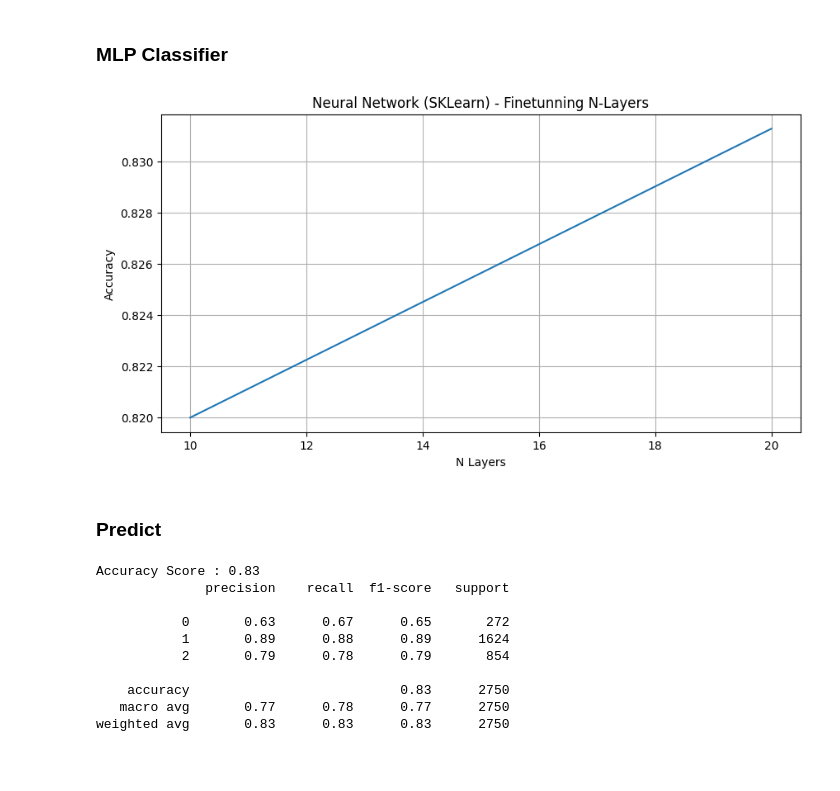
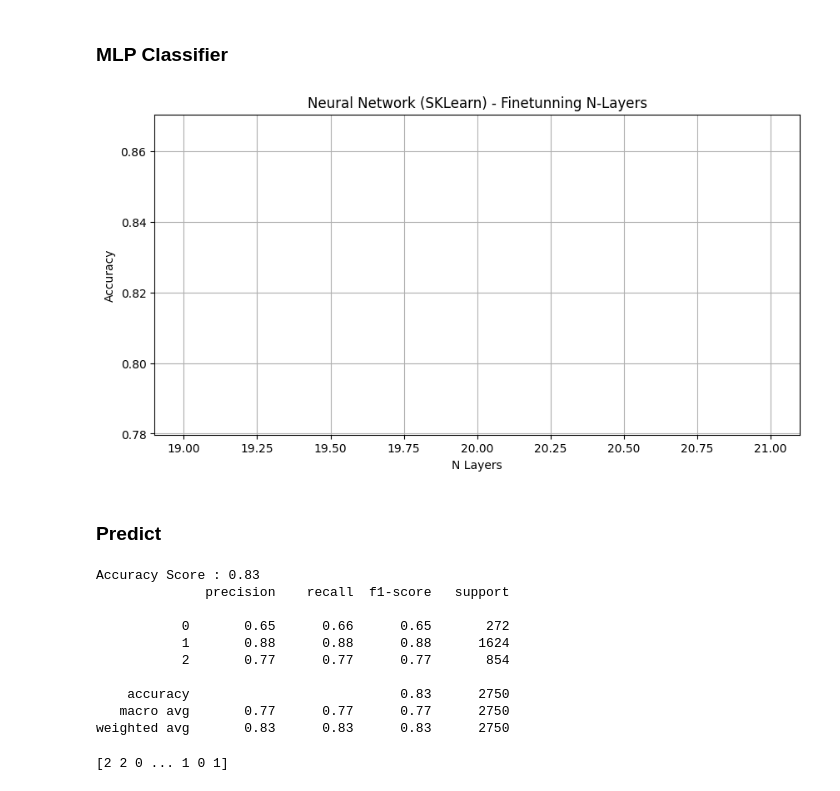
Before and after one commit to chocohaze/24001109-19-azi-challenge-platinum, a Jupyter notebook: MLPClassifier_modeling.ipynb, the cells around one changed output. Saved outputs shown, nothing was run; the diff lists cells and outputs as text; code cells hidden in the pictures; blank space fills up the shorter version.

```diff
--- a/MLPClassifier_modeling.ipynb
+++ b/MLPClassifier_modeling.ipynb
@@ -86,24 +86,24 @@ y_val: (2750,)
 # %% [markdown]
 ### MLP Classifier
 # %%
-layers = [10, 20]
+layers = [20]
 scores = []
 for layer in layers:
     mlp = MLPClassifier (verbose=False, random_state=123, hidden_layer_sizes=layer, max_iter=1000)
     mlp.fit(X_train, y_train)
     y_pred = mlp.predict(X_val)
     score = accuracy_score(y_val, y_pred)
     scores.append(score)
 
 plt.figure(figsize=(10,5))
 plt.title('Neural Network (SKLearn) - Finetunning N-Layers')
 plt.plot(layers, scores)
 plt.xlabel('N Layers')
 plt.ylabel('Accuracy')
 plt.grid()
 plt.show()
 # %% [output]
-[figure, old version]
+[figure, new version]
 # %%
 #SaveModel
 import pickle
@@ -124,10 +124,14 @@ print(classification_report(y_val,y_pred, zero_division=0.0))
 Accuracy Score : 0.83
               precision    recall  f1-score   support
 
-           0       0.63      0.67      0.65       272
-           1       0.89      0.88      0.89      1624
-           2       0.79      0.78      0.79       854
+           0       0.65      0.66      0.65       272
+           1       0.88      0.88      0.88      1624
+           2       0.77      0.77      0.77       854
 
     accuracy                           0.83      2750
-   macro avg       0.77      0.78      0.77      2750
+   macro avg       0.77      0.77      0.77      2750
 weighted avg       0.83      0.83      0.83      2750
+# %%
+print(y_pred)
+# %% [output]
+[2 2 0 ... 1 0 1]
```
Also changed, not shown: parts of 10 cells of this notebook, 3 other files.
